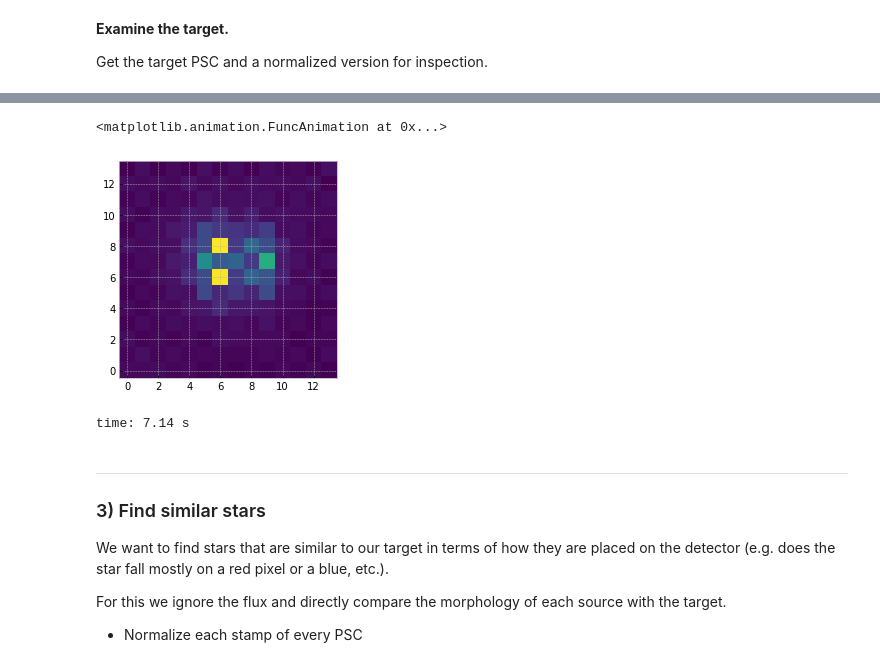
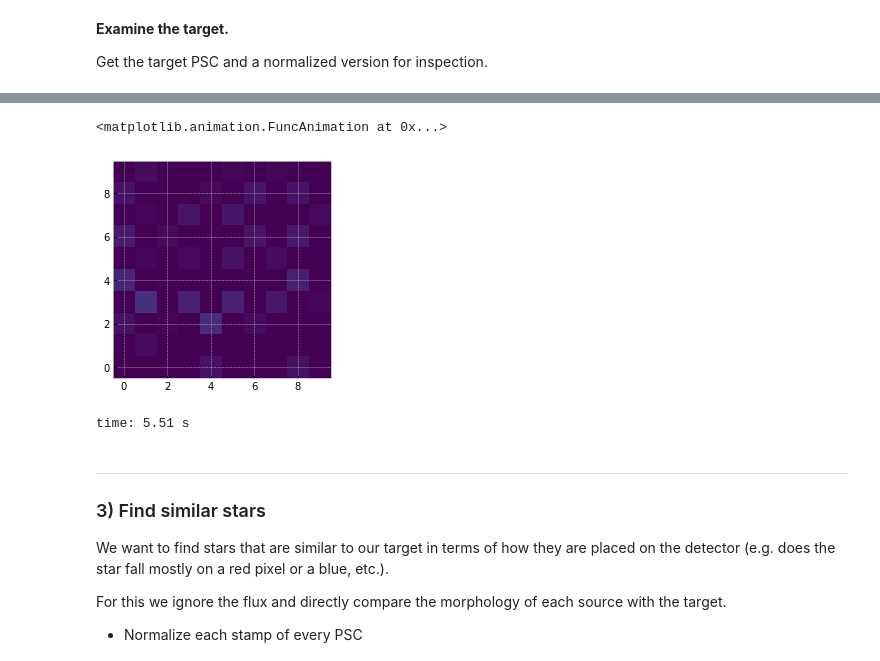
Before and after one commit to panoptes/panoptes-pipeline, a Jupyter notebook: examples/notebooks/PIAA-Algorithm.ipynb, the cells around one changed output, grey strips where cells are left out. Cells and saved outputs as stored; diff of their text form; code cells hidden in the pictures.

```diff
--- a/examples/notebooks/PIAA-Algorithm.ipynb
+++ b/examples/notebooks/PIAA-Algorithm.ipynb
@@ -50,5 +50,5 @@ time: 2.09 ms
 # %%
 # Sequence we want to examine
 # seq_id = 'PAN001/Wasp104/14d3bd/20180215T084721'
-seq_id = 'PAN001/Tres3/ee04d1/20180522T091954'
+seq_id = 'PAN001/Tres3/ee04d1/20180521T092247'
 # %% [output]
@@ -143,3 +145,5 @@ time: 3.56 ms
 **Examine the target.**
 
 Get the target PSC and a normalized version for inspection.
+# %%
+observation.num_frames = target_psc.shape[0]
@@ -164,10 +170,10 @@ time: 1.13 s
 # %%
 # Outputs an animation that can be played. Also outputs a first frame that is annoying and in the way.
-animate_stamp(target_psc.reshape(observation.num_frames, stamp_size[0], stamp_size[0]))
+helpers.animate_stamp(target_psc.reshape(observation.num_frames, stamp_size[0], stamp_size[0]))
 # %% [output]
 <matplotlib.animation.FuncAnimation at 0x...>
-[figure, old version]
+[figure, new version]
-time: 7.14 s
+time: 5.51 s
 # %% [markdown]
 ---
 ### 3) Find similar stars
```
Also changed, not shown: parts of 35 cells of this notebook, 1 other file.
